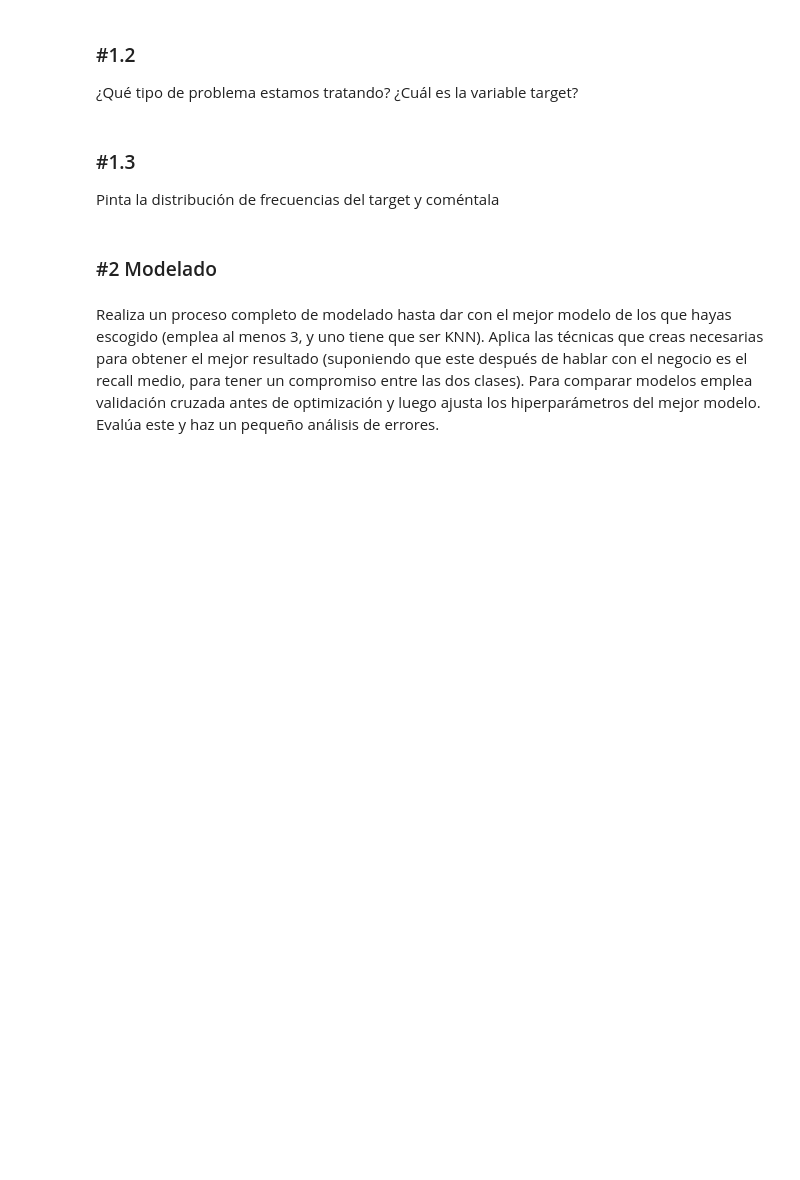
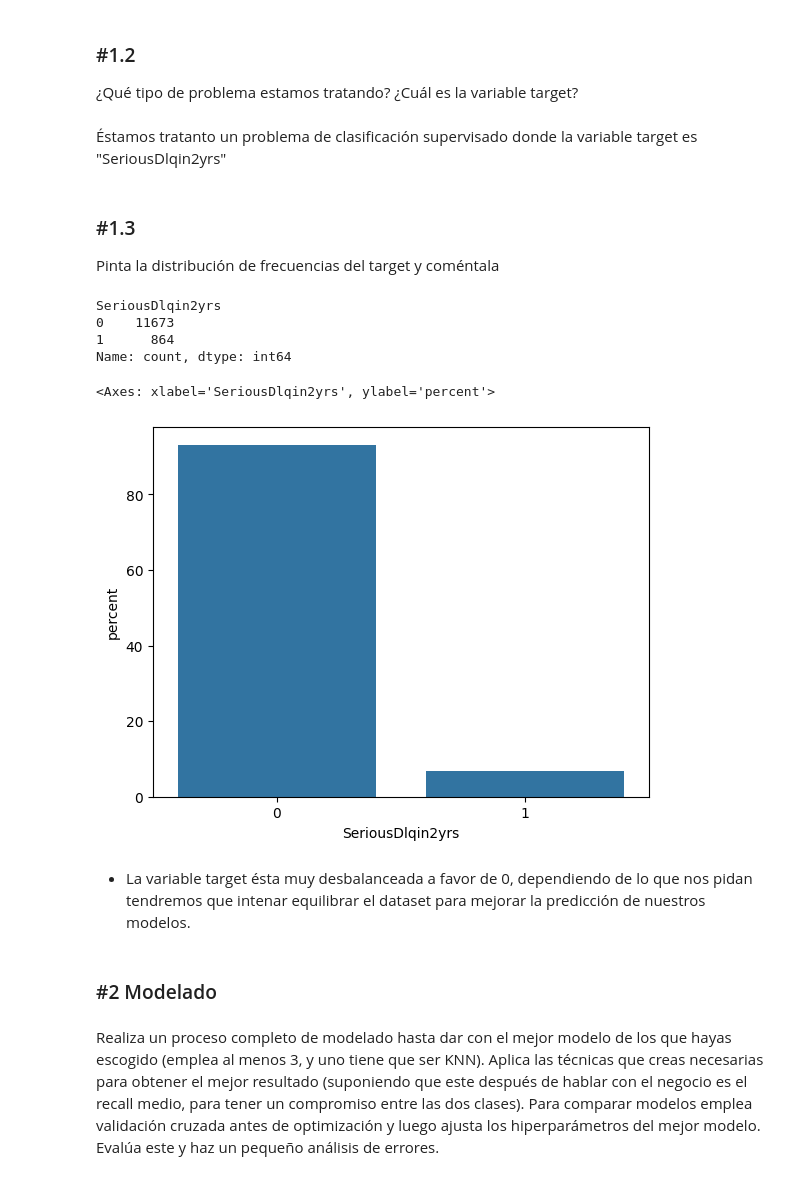
Before and after one commit to nessapatino/ONLINE_DS_THEBRIDGE_VANEPATINO, a Jupyter notebook: Sprint_14/Unidad_01/Practica_Obligatoria/18_Practica_Obligatoria_Otros_Modelos_Supervisados.ipynb, the cells around one changed output. Drawn from its saved outputs; the diff is of its cells as text; code cells hidden in the pictures; blank space fills up the shorter version.

```diff
--- a/Sprint_14/Unidad_01/Practica_Obligatoria/18_Practica_Obligatoria_Otros_Modelos_Supervisados.ipynb
+++ b/Sprint_14/Unidad_01/Practica_Obligatoria/18_Practica_Obligatoria_Otros_Modelos_Supervisados.ipynb
@@ -33,3 +33,5 @@ Vamos a volver al dataset con el que vimos la clasificación binaria con regresi
 
 ### #1.1
 Cárgalo y, apoyándote en las herramientas y fuentes que consideres necesarias, haz una descripción textual de sus variables. Luego con ayuda de los datos, haz una clasificación inicial de sus variables en categóricas y numéricas.
+# %%
+df = pd.read_csv("./data/credit_npo.csv")
@@ -36,9 +112,27 @@ Cárgalo y, apoyándote en las herramientas y fuentes que consideres necesarias,
 # %% [markdown]
 ### #1.2
 ¿Qué tipo de problema estamos tratando? ¿Cuál es la variable target?
+# %% [markdown]
+Éstamos tratanto un problema de clasificación supervisado donde la variable target es "SeriousDlqin2yrs"
+# %%
+target = "SeriousDlqin2yrs"
 # %% [markdown]
 ### #1.3
 Pinta la distribución de frecuencias del target y coméntala
+# %%
+df[target].value_counts()
+# %% [output]
+SeriousDlqin2yrs
+0    11673
+1      864
+Name: count, dtype: int64
+# %%
+sns.countplot(df, x= target, stat= "percent")
+# %% [output]
+<Axes: xlabel='SeriousDlqin2yrs', ylabel='percent'>
+[figure, added]
+# %% [markdown]
+- La variable target ésta muy desbalanceada a favor de 0, dependiendo de lo que nos pidan tendremos que intenar equilibrar el dataset para mejorar la predicción de nuestros modelos.
 # %% [markdown]
 ### #2 Modelado
 # %% [markdown]
```
Also changed, not shown: parts of 52 cells of this notebook.
